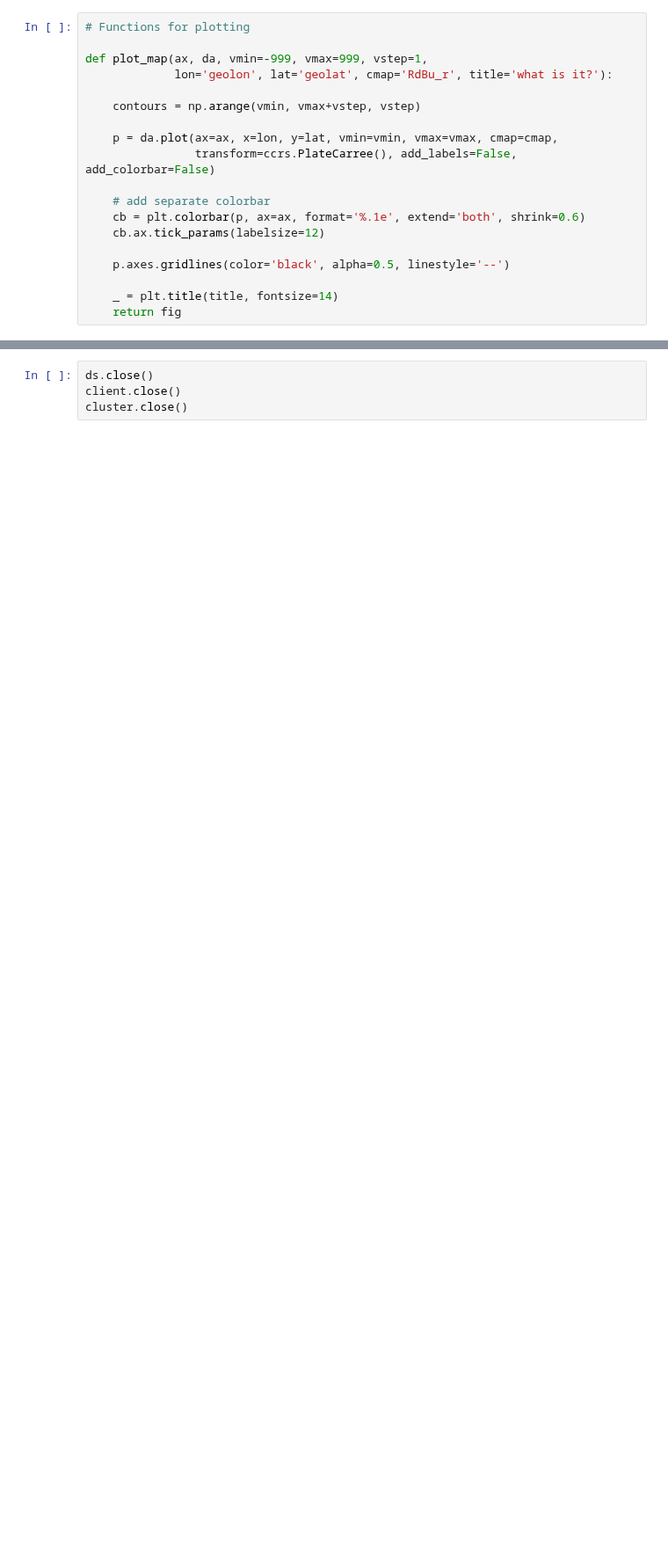
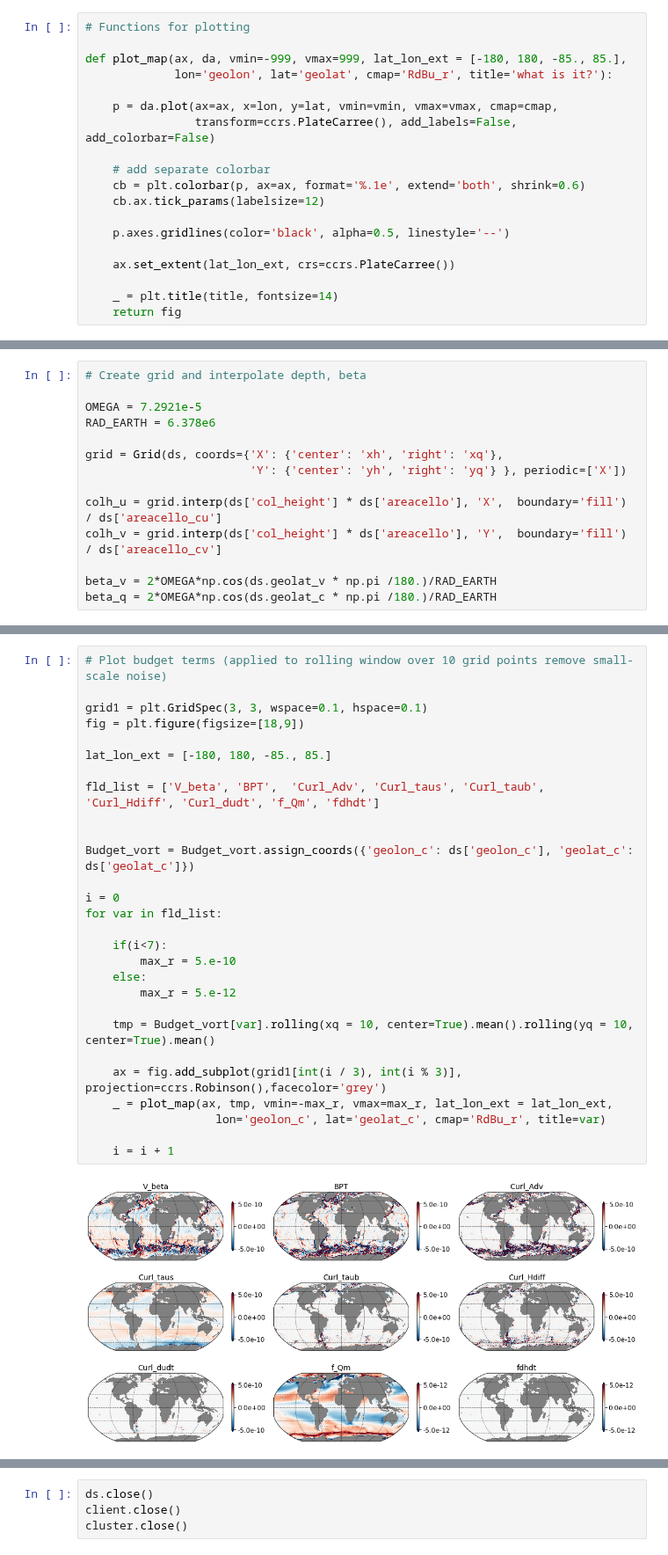
Before and after one commit to MOM6-community/MOM6-AnalysisCookbook, a Jupyter notebook: docs/notebooks/Closing_vorticity_budget.ipynb, the cells around one changed output, grey strips where cells are left out. Shown at 88% size. Drawn from its saved outputs; the diff is of its cells as text; blank space fills up the shorter version.

```diff
--- a/docs/notebooks/Closing_vorticity_budget.ipynb
+++ b/docs/notebooks/Closing_vorticity_budget.ipynb
@@ -32,10 +138,8 @@ client = Client(cluster)
 # %%
 # Functions for plotting
 
-def plot_map(ax, da, vmin=-999, vmax=999, vstep=1,
+def plot_map(ax, da, vmin=-999, vmax=999, lat_lon_ext = [-180, 180, -85., 85.],
              lon='geolon', lat='geolat', cmap='RdBu_r', title='what is it?'):
-
-    contours = np.arange(vmin, vmax+vstep, vstep)
 
     p = da.plot(ax=ax, x=lon, y=lat, vmin=vmin, vmax=vmax, cmap=cmap,
                 transform=ccrs.PlateCarree(), add_labels=False, add_colorbar=False)
@@ -46,5 +150,7 @@ def plot_map(ax, da, vmin=-999, vmax=999, vstep=1,
 
     p.axes.gridlines(color='black', alpha=0.5, linestyle='--')
 
+    ax.set_extent(lat_lon_ext, crs=ccrs.PlateCarree())
+
     _ = plt.title(title, fontsize=14)
     return fig
@@ -168,0 +184,14 @@ _ = plot_map(ax, (dzetabt_dt - dzeta_dt).isel(yq=slice(0,2239)), vmin=-1e-2*max_
+# %%
+# Create grid and interpolate depth, beta
+
+OMEGA = 7.2921e-5
+RAD_EARTH = 6.378e6
+
+grid = Grid(ds, coords={'X': {'center': 'xh', 'right': 'xq'},
+                        'Y': {'center': 'yh', 'right': 'yq'} }, periodic=['X'])
+
+colh_u = grid.interp(ds['col_height'] * ds['areacello'], 'X',  boundary='fill') / ds['areacello_cu']
+colh_v = grid.interp(ds['col_height'] * ds['areacello'], 'Y',  boundary='fill') / ds['areacello_cv']
+
+beta_v = 2*OMEGA*np.cos(ds.geolat_v * np.pi /180.)/RAD_EARTH
+beta_q = 2*OMEGA*np.cos(ds.geolat_c * np.pi /180.)/RAD_EARTH
@@ -168,0 +269,30 @@ _ = plot_map(ax, (dzetabt_dt - dzeta_dt).isel(yq=slice(0,2239)), vmin=-1e-2*max_
+# %%
+# Plot budget terms (applied to rolling window over 10 grid points remove small-scale noise)
+
+grid1 = plt.GridSpec(3, 3, wspace=0.1, hspace=0.1)
+fig = plt.figure(figsize=[18,9])
+
+lat_lon_ext = [-180, 180, -85., 85.]
+
+fld_list = ['V_beta', 'BPT',  'Curl_Adv', 'Curl_taus', 'Curl_taub', 'Curl_Hdiff', 'Curl_dudt', 'f_Qm', 'fdhdt']
+
+
+Budget_vort = Budget_vort.assign_coords({'geolon_c': ds['geolon_c'], 'geolat_c': ds['geolat_c']})
+
+i = 0
+for var in fld_list:
+
+    if(i<7):
+        max_r = 5.e-10
+    else:
+        max_r = 5.e-12
+
+    tmp = Budget_vort[var].rolling(xq = 10, center=True).mean().rolling(yq = 10, center=True).mean()
+
+    ax = fig.add_subplot(grid1[int(i / 3), int(i % 3)], projection=ccrs.Robinson(),facecolor='grey')
+    _ = plot_map(ax, tmp, vmin=-max_r, vmax=max_r, lat_lon_ext = lat_lon_ext,
+                   lon='geolon_c', lat='geolat_c', cmap='RdBu_r', title=var)
+
+    i = i + 1
+# %% [output]
+[figure, added]
```
Also changed, not shown: parts of 14 cells of this notebook, 2 other files.
